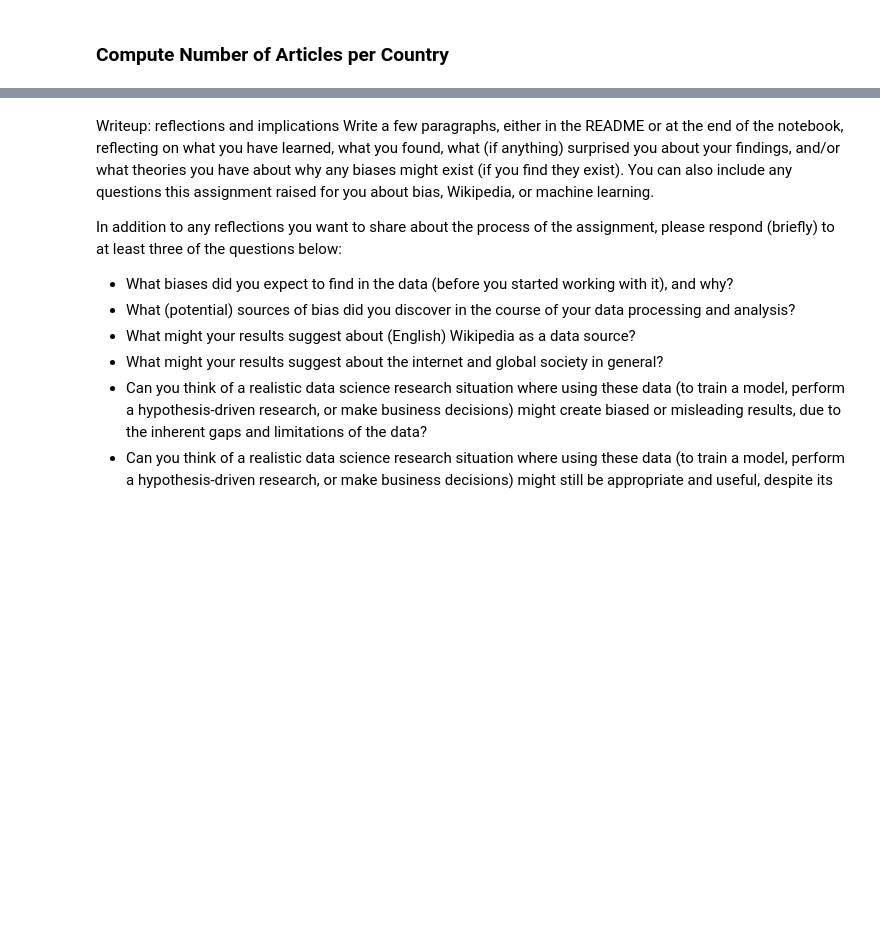
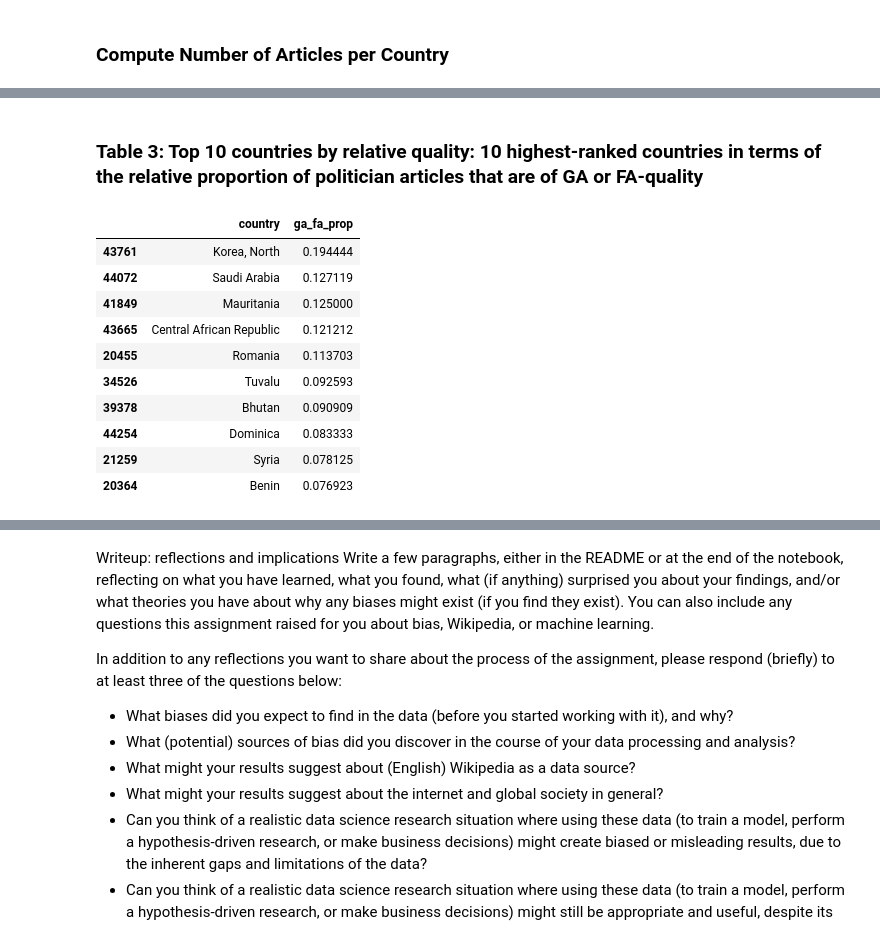
Before and after one commit to jstremme/DATA512-Research, a Jupyter notebook: a2/wiki_politician_page_country_population_analysis.ipynb, the cells around one changed output, grey strips where cells are left out. Drawn from its saved outputs; the diff is of its cells as text; code cells hidden in the pictures; blank space fills up the shorter version.

```diff
--- a/a2/Untitled.ipynb
+++ b/a2/wiki_politician_page_country_population_analysis.ipynb
@@ -163,0 +199,17 @@ Reminder: you will find the list of geographic regions, which countries are in e
+# %% [markdown]
+### Table 3: Top 10 countries by relative quality: 10 highest-ranked countries in terms of the relative proportion of politician articles that are of GA or FA-quality
+# %%
+wp_country_df[['country', 'ga_fa_prop']].drop_duplicates()\
+                                        .sort_values('ga_fa_prop', ascending=False).head(10)
+# %% [output]
+|  | country | ga_fa_prop |
+| 43761 | Korea, North | 0.194444 |
+| 44072 | Saudi Arabia | 0.127119 |
+| 41849 | Mauritania | 0.125000 |
+| 43665 | Central African Republic | 0.121212 |
+| 20455 | Romania | 0.113703 |
+| 34526 | Tuvalu | 0.092593 |
+| 39378 | Bhutan | 0.090909 |
+| 44254 | Dominica | 0.083333 |
+| 21259 | Syria | 0.078125 |
+| 20364 | Benin | 0.076923 |
```
Also changed, not shown: parts of 37 cells of this notebook.
